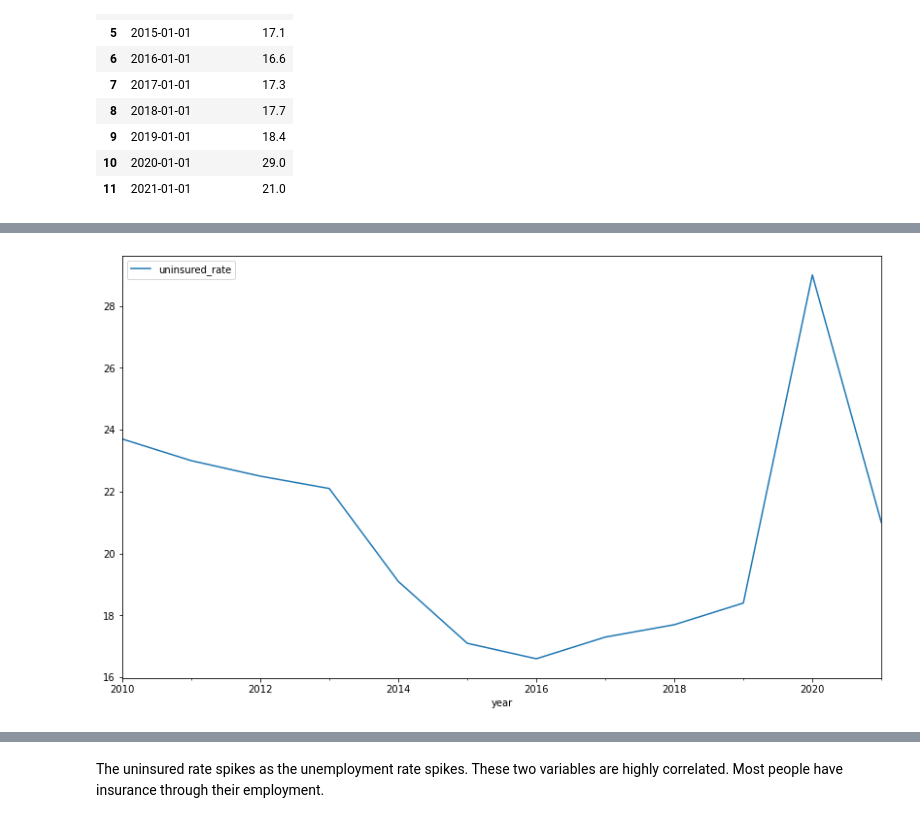
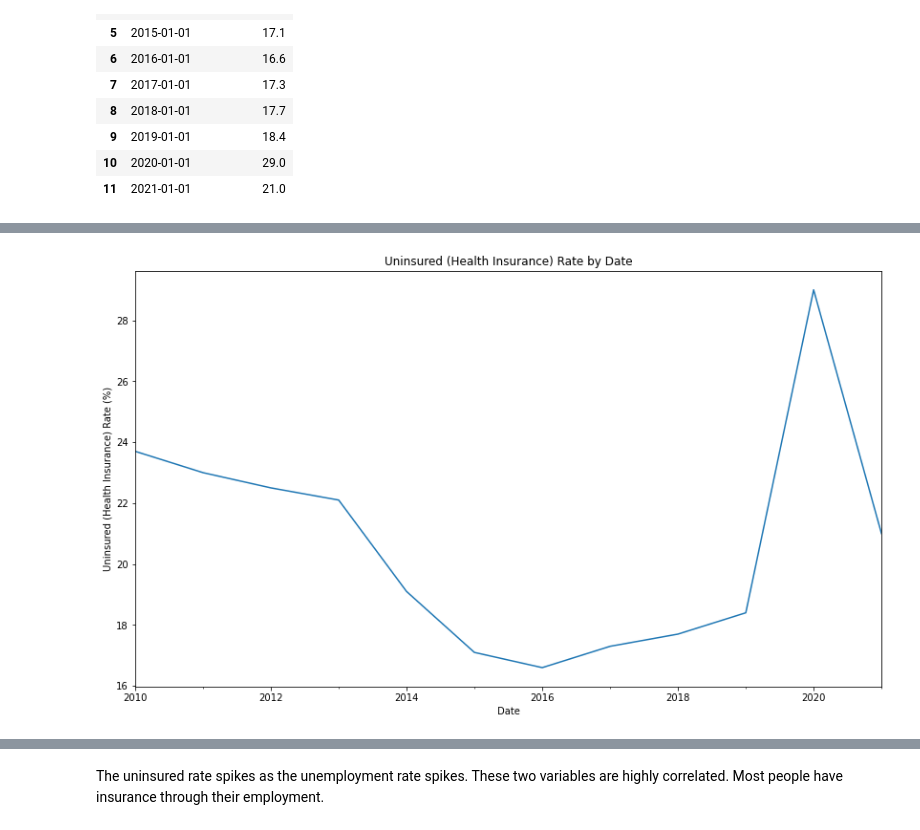
Before and after one commit to azhou5211/hcde_project, a Jupyter notebook: A6/notebooks/A6.ipynb, the cells around one changed output, grey strips where cells are left out. Saved outputs shown, nothing was run; the diff lists cells and outputs as text; code cells hidden in the pictures.

```diff
--- a/A6/notebooks/A6.ipynb
+++ b/A6/notebooks/A6.ipynb
@@ -433,6 +447,10 @@ plt.show()
 # %%
 fig, ax = plt.subplots(figsize=(14,8))
 df_uninsured.plot(x="year", ax=ax)
+ax.get_legend().remove()
+ax.set_title('Uninsured (Health Insurance) Rate by Date')
+ax.set_ylabel('Uninsured (Health Insurance) Rate (%)')
+ax.set_xlabel('Date')
 plt.show()
 # %% [output]
-[figure, old version]
+[figure, new version]
```
Also changed, not shown: parts of 50 cells of this notebook, 3 other files.
